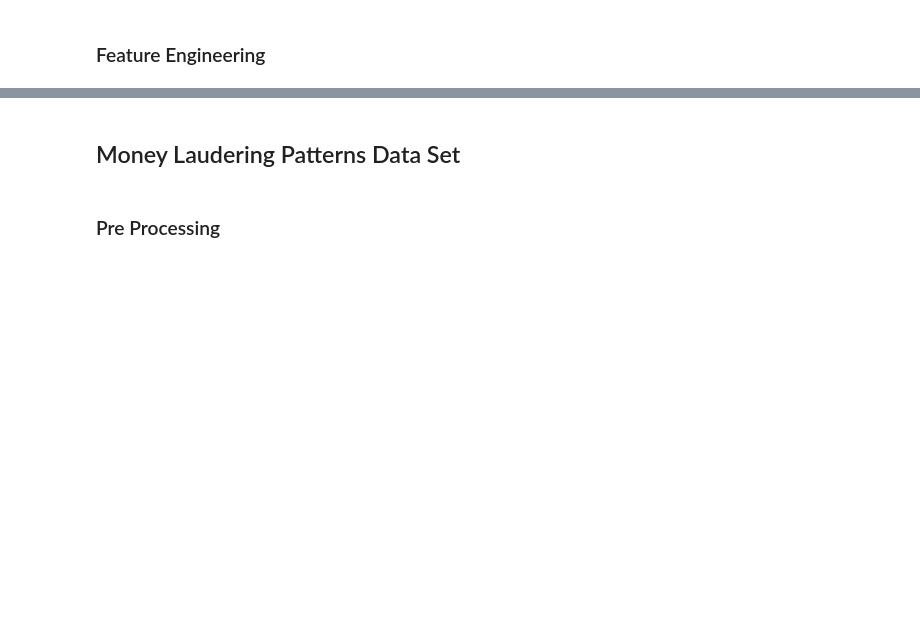
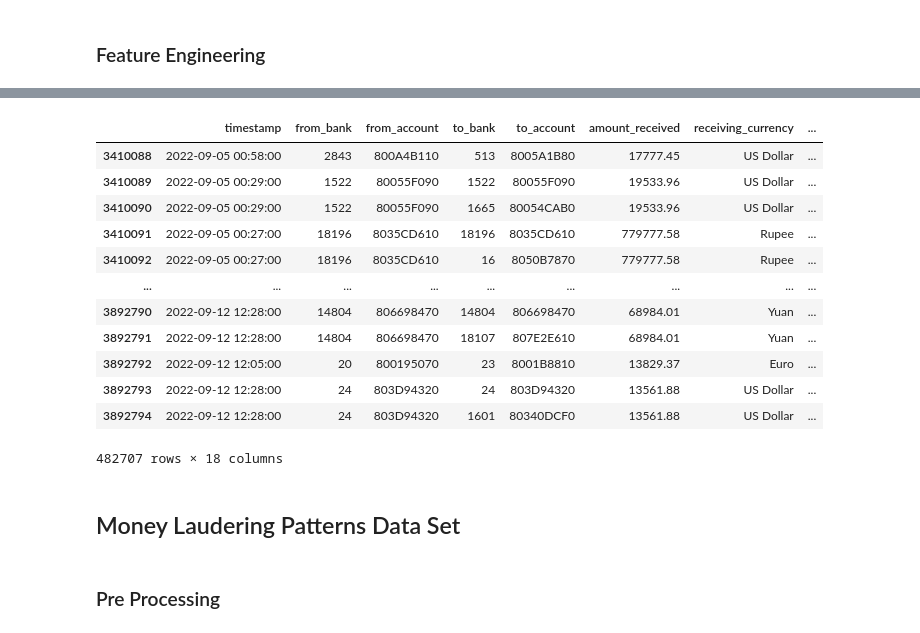
Before and after one commit to giovanni-gg/mbml_project, a Jupyter notebook: EDA_AML.ipynb, the cells around one changed output, grey strips where cells are left out. Cells and saved outputs as stored; diff of their text form; code cells hidden in the pictures; blank space fills up the shorter version.

```diff
--- a/EDA_AML.ipynb
+++ b/EDA_AML.ipynb
@@ -32,6 +32,8 @@ df['hour'] = df['timestamp'].dt.hour
 df['day_of_week'] = df['timestamp'].dt.dayofweek
 # Extract the month from the timestamp
 df['month'] = df['timestamp'].dt.month
+# Extract day of the month from the timestamp
+df['day_of_month'] = df['timestamp'].dt.day
 # %%
 df.head()
 # %% [output]
@@ -325,0 +384,40 @@ P-value: 0.0
+# %%
+def calculate_difference(df, time_unit):
+    # Calculate the number of transactions per time unit for each laundering status (0: legitimate, 1: laundering)
+    transactions_by_time_unit = df.groupby([time_unit, 'is_laundering']).size().unstack()
+
+    # Calculate the percentage of transactions per time unit within each laundering status
+    transactions_by_time_unit_pct = transactions_by_time_unit.div(transactions_by_time_unit.sum(axis=0), axis=1) * 100
+
+    # Calculate the difference between the percentages of laundering and legitimate transactions
+    transactions_by_time_unit_pct['difference_' + time_unit] = transactions_by_time_unit_pct[1] - transactions_by_time_unit_pct[0]
+
+    # Reset the index of the DataFrame so that time_unit is a column instead of an index
+    transactions_by_time_unit_pct.reset_index(inplace=True)
+
+    # Merge the original DataFrame with the new DataFrame on the time_unit column
+    df = df.merge(transactions_by_time_unit_pct[[time_unit, 'difference_' + time_unit]], on=time_unit)
+
+    return df
+
+# Apply the function to 'hour', 'day_of_week' and 'day_of_month'
+df = calculate_difference(df, 'hour')
+df = calculate_difference(df, 'day_of_week')
+df = calculate_difference(df, 'day_of_month')
+# %%
+# select the rows which day_of_week is 0 (Monday)
+df[df['day_of_week'] == 0]
+# %% [output]
+|  | timestamp | from_bank | from_account | to_bank | to_account | amount_received | receiving_currency | ... |
+| 3410088 | 2022-09-05 00:58:00 | 2843 | 800A4B110 | 513 | 8005A1B80 | 17777.45 | US Dollar | ... |
+| 3410089 | 2022-09-05 00:29:00 | 1522 | 80055F090 | 1522 | 80055F090 | 19533.96 | US Dollar | ... |
+| 3410090 | 2022-09-05 00:29:00 | 1522 | 80055F090 | 1665 | 80054CAB0 | 19533.96 | US Dollar | ... |
+| 3410091 | 2022-09-05 00:27:00 | 18196 | 8035CD610 | 18196 | 8035CD610 | 779777.58 | Rupee | ... |
+| 3410092 | 2022-09-05 00:27:00 | 18196 | 8035CD610 | 16 | 8050B7870 | 779777.58 | Rupee | ... |
+| ... | ... | ... | ... | ... | ... | ... | ... | ... |
+| 3892790 | 2022-09-12 12:28:00 | 14804 | 806698470 | 14804 | 806698470 | 68984.01 | Yuan | ... |
+| 3892791 | 2022-09-12 12:28:00 | 14804 | 806698470 | 18107 | 807E2E610 | 68984.01 | Yuan | ... |
+| 3892792 | 2022-09-12 12:05:00 | 20 | 800195070 | 23 | 8001B8810 | 13829.37 | Euro | ... |
+| 3892793 | 2022-09-12 12:28:00 | 24 | 803D94320 | 24 | 803D94320 | 13561.88 | US Dollar | ... |
+| 3892794 | 2022-09-12 12:28:00 | 24 | 803D94320 | 1601 | 80340DCF0 | 13561.88 | US Dollar | ... |
+482707 rows × 18 columns
```
Also changed, not shown: parts of 7 cells of this notebook.
